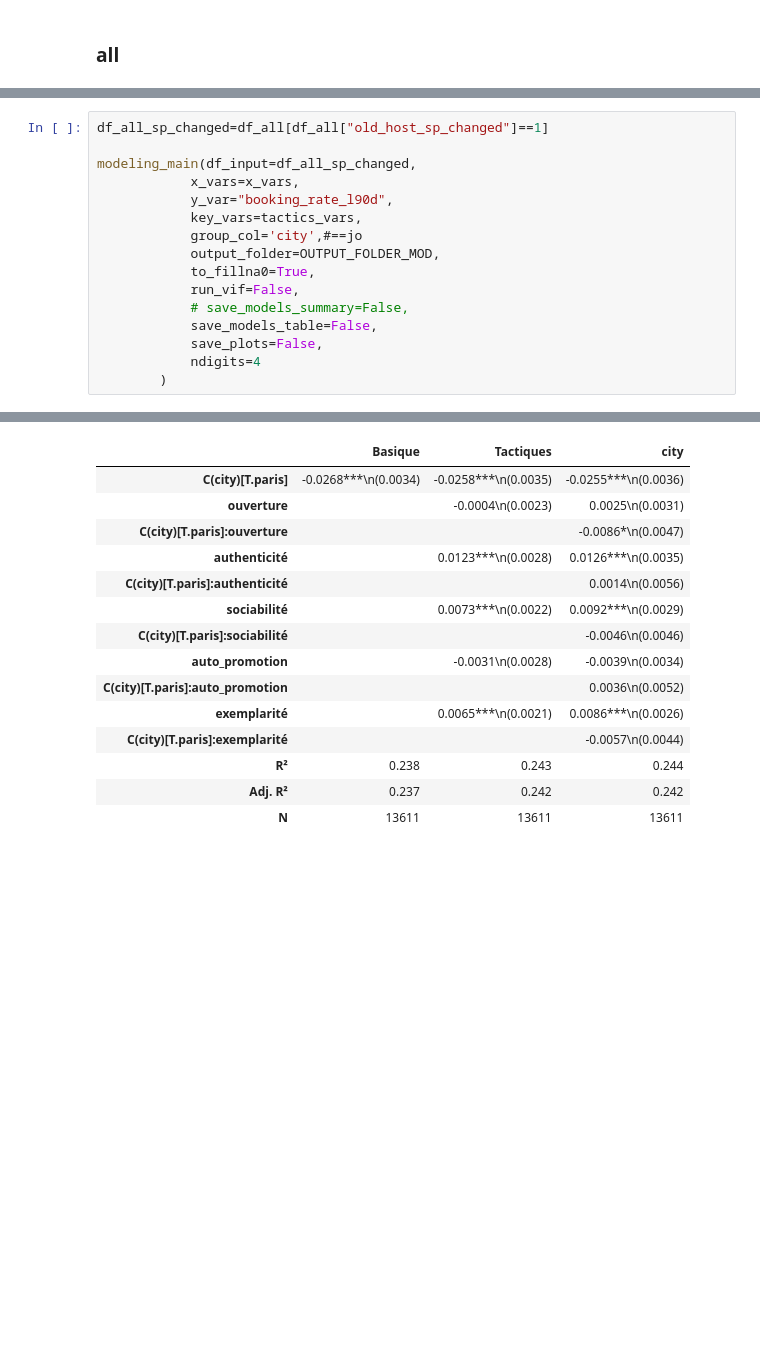
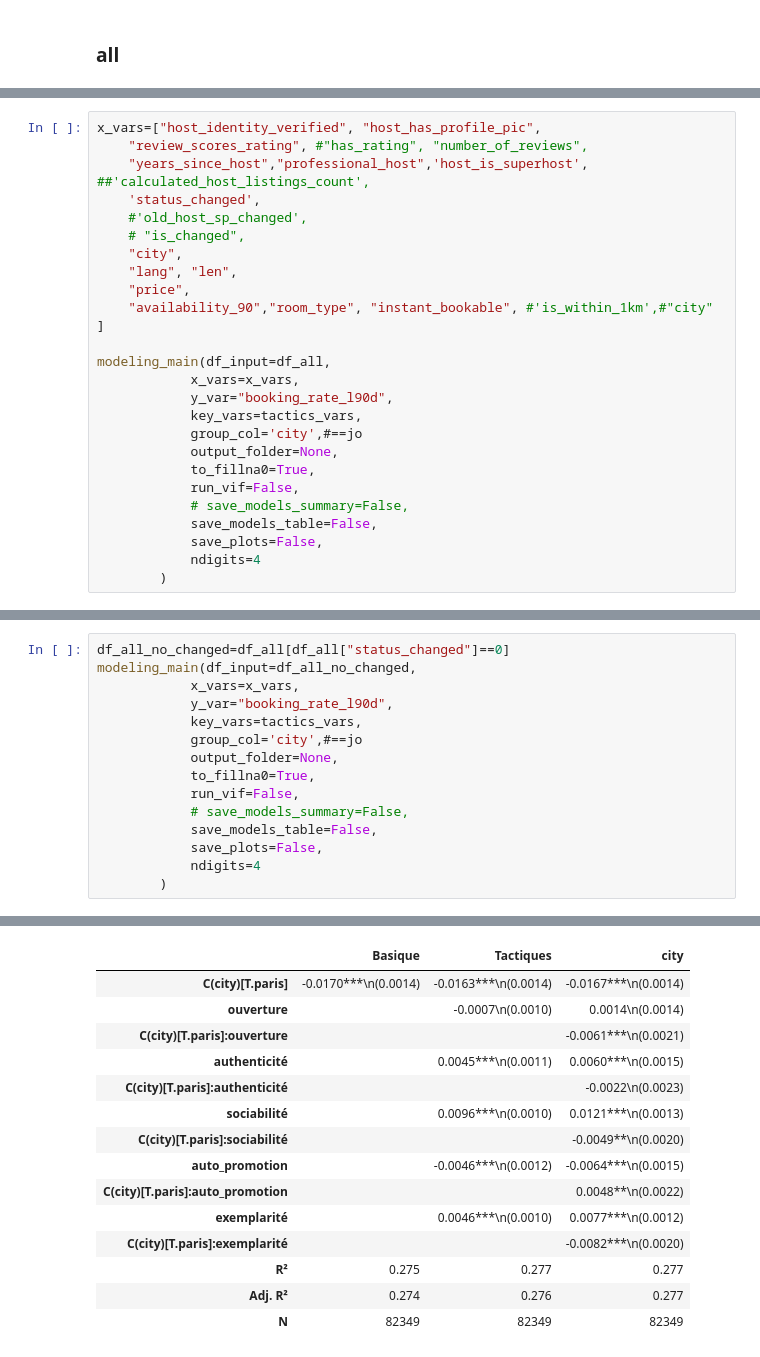
Before and after one commit to yeliu-dh/SelfPresentation_Multimodal_airbnb, a Jupyter notebook: C_stat/test_mod.ipynb, the cells around one changed output, grey strips where cells are left out. Saved outputs shown, nothing was run; the diff lists cells and outputs as text; blank space fills up the shorter version.

Commit message:
groupcol

```diff
--- a/C_stat/test_mod.ipynb
+++ b/C_stat/test_mod.ipynb
@@ -780,3 +858,29 @@ x paris/london
 | Adj. R² | 0.241 | 0.243 | 0.244 |
 | N | 112594 | 112594 | 112594 |
 ... (9 outputs left out)
+# %%
+x_vars=["host_identity_verified", "host_has_profile_pic",
+    "review_scores_rating", #"has_rating", "number_of_reviews",
+    "years_since_host","professional_host",'host_is_superhost', ##'calculated_host_listings_count',
+    'status_changed',
+    #'old_host_sp_changed',
+    # "is_changed",
+    "city",
+    "lang", "len",
+    "price",
+    "availability_90","room_type", "instant_bookable", #'is_within_1km',#"city"
+]
+
+modeling_main(df_input=df_all,
+            x_vars=x_vars,
+            y_var="booking_rate_l90d",
+            key_vars=tactics_vars,
+            group_col='city',#==jo
+            output_folder=None,
+            to_fillna0=True,
+            run_vif=False,
+            # save_models_summary=False,
+            save_models_table=False,
+            save_plots=False,
+            ndigits=4
+        )
@@ -889,14 +1031,13 @@ x paris/london
 | N | 30245 | 30245 | 30245 |
 ... (9 outputs left out)
 # %%
-df_all_sp_changed=df_all[df_all["old_host_sp_changed"]==1]
-
-modeling_main(df_input=df_all_sp_changed,
+df_all_no_changed=df_all[df_all["status_changed"]==0]
+modeling_main(df_input=df_all_no_changed,
             x_vars=x_vars,
             y_var="booking_rate_l90d",
             key_vars=tactics_vars,
             group_col='city',#==jo
-            output_folder=OUTPUT_FOLDER_MOD,
+            output_folder=None,
             to_fillna0=True,
             run_vif=False,
             # save_models_summary=False,
@@ -948,17 +1089,17 @@ x paris/london
 ============================================models table============================================
 |  | Basique | Tactiques | city |
-| C(city)[T.paris] | -0.0268***\n(0.0034) | -0.0258***\n(0.0035) | -0.0255***\n(0.0036) |
-| ouverture |  | -0.0004\n(0.0023) | 0.0025\n(0.0031) |
-| C(city)[T.paris]:ouverture |  |  | -0.0086*\n(0.0047) |
-| authenticité |  | 0.0123***\n(0.0028) | 0.0126***\n(0.0035) |
-| C(city)[T.paris]:authenticité |  |  | 0.0014\n(0.0056) |
-| sociabilité |  | 0.0073***\n(0.0022) | 0.0092***\n(0.0029) |
-| C(city)[T.paris]:sociabilité |  |  | -0.0046\n(0.0046) |
-| auto_promotion |  | -0.0031\n(0.0028) | -0.0039\n(0.0034) |
-| C(city)[T.paris]:auto_promotion |  |  | 0.0036\n(0.0052) |
-| exemplarité |  | 0.0065***\n(0.0021) | 0.0086***\n(0.0026) |
-| C(city)[T.paris]:exemplarité |  |  | -0.0057\n(0.0044) |
-| R² | 0.238 | 0.243 | 0.244 |
-| Adj. R² | 0.237 | 0.242 | 0.242 |
-| N | 13611 | 13611 | 13611 |
+| C(city)[T.paris] | -0.0170***\n(0.0014) | -0.0163***\n(0.0014) | -0.0167***\n(0.0014) |
+| ouverture |  | -0.0007\n(0.0010) | 0.0014\n(0.0014) |
+| C(city)[T.paris]:ouverture |  |  | -0.0061***\n(0.0021) |
+| authenticité |  | 0.0045***\n(0.0011) | 0.0060***\n(0.0015) |
+| C(city)[T.paris]:authenticité |  |  | -0.0022\n(0.0023) |
+| sociabilité |  | 0.0096***\n(0.0010) | 0.0121***\n(0.0013) |
+| C(city)[T.paris]:sociabilité |  |  | -0.0049**\n(0.0020) |
+| auto_promotion |  | -0.0046***\n(0.0012) | -0.0064***\n(0.0015) |
+| C(city)[T.paris]:auto_promotion |  |  | 0.0048**\n(0.0022) |
+| exemplarité |  | 0.0046***\n(0.0010) | 0.0077***\n(0.0012) |
+| C(city)[T.paris]:exemplarité |  |  | -0.0082***\n(0.0020) |
+| R² | 0.275 | 0.277 | 0.277 |
+| Adj. R² | 0.274 | 0.276 | 0.277 |
+| N | 82349 | 82349 | 82349 |
 ... (9 outputs left out)
```
Also changed, not shown: parts of 11 cells of this notebook, 4 other files.
